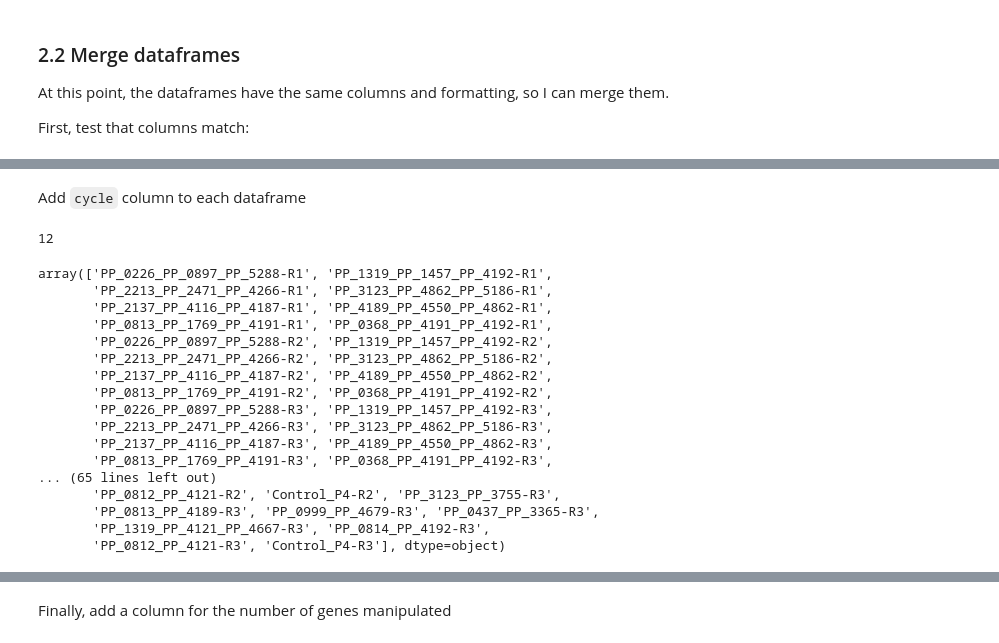
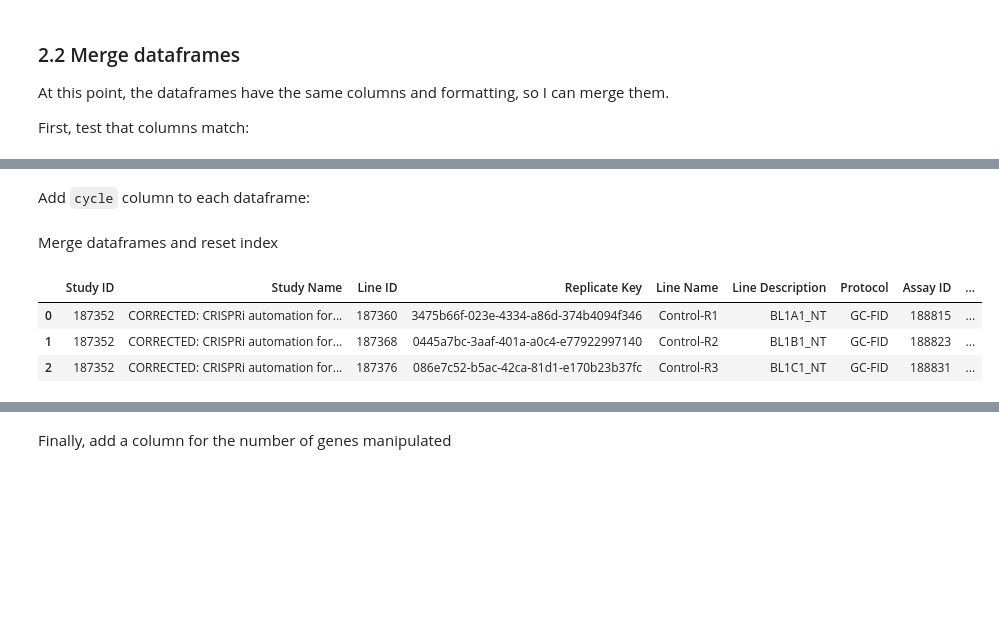
Before and after one commit to JBEI/Isoprenol_CRISPRi, a Jupyter notebook: DavidCarruthers/art_modeling_and_recommend_DBTL1.ipynb, the cells around one changed output, grey strips where cells are left out. Drawn from its saved outputs; the diff is of its cells as text; code cells hidden in the pictures; blank space fills up the shorter version.

```diff
--- a/DavidCarruthers/art_modeling_and_recommend_DBTL1.ipynb
+++ b/DavidCarruthers/art_modeling_and_recommend_DBTL1.ipynb
@@ -225,31 +186,15 @@ Test: Before merging, test that dbtl0 and dbtl1 columns are the same passed
 # %% [markdown]
-Add `cycle` column to each dataframe
+Add `cycle` column to each dataframe:
 # %%
 df_dbtl0['cycle'] = 0
 df_dbtl1['cycle'] = 1
-# %%
-sum(df_dbtl1['line_name_norep'] == 'Control')
-# %% [output]
-12
-# %%
-df_dbtl1['Line Name'].unique()
-# %% [output]
-array(['PP_0226_PP_0897_PP_5288-R1', 'PP_1319_PP_1457_PP_4192-R1',
-       'PP_2213_PP_2471_PP_4266-R1', 'PP_3123_PP_4862_PP_5186-R1',
-       'PP_2137_PP_4116_PP_4187-R1', 'PP_4189_PP_4550_PP_4862-R1',
-       'PP_0813_PP_1769_PP_4191-R1', 'PP_0368_PP_4191_PP_4192-R1',
-       'PP_0226_PP_0897_PP_5288-R2', 'PP_1319_PP_1457_PP_4192-R2',
-       'PP_2213_PP_2471_PP_4266-R2', 'PP_3123_PP_4862_PP_5186-R2',
-       'PP_2137_PP_4116_PP_4187-R2', 'PP_4189_PP_4550_PP_4862-R2',
-       'PP_0813_PP_1769_PP_4191-R2', 'PP_0368_PP_4191_PP_4192-R2',
-       'PP_0226_PP_0897_PP_5288-R3', 'PP_1319_PP_1457_PP_4192-R3',
-       'PP_2213_PP_2471_PP_4266-R3', 'PP_3123_PP_4862_PP_5186-R3',
-       'PP_2137_PP_4116_PP_4187-R3', 'PP_4189_PP_4550_PP_4862-R3',
-       'PP_0813_PP_1769_PP_4191-R3', 'PP_0368_PP_4191_PP_4192-R3',
-... (65 lines left out)
-       'PP_0812_PP_4121-R2', 'Control_P4-R2', 'PP_3123_PP_3755-R3',
-       'PP_0813_PP_4189-R3', 'PP_0999_PP_4679-R3', 'PP_0437_PP_3365-R3',
-       'PP_1319_PP_4121_PP_4667-R3', 'PP_0814_PP_4192-R3',
-       'PP_0812_PP_4121-R3', 'Control_P4-R3'], dtype=object)
+# %% [markdown]
+Merge dataframes and reset index
 # %%
 df = pd.concat([df_dbtl0, df_dbtl1], axis = 0).reset_index(drop = True)
+df.head(3)
+# %% [output]
+|  | Study ID | Study Name | Line ID | Replicate Key | Line Name | Line Description | Protocol | Assay ID | ... |
+| 0 | 187352 | CORRECTED: CRISPRi automation for... | 187360 | 3475b66f-023e-4334-a86d-374b4094f346 | Control-R1 | BL1A1_NT | GC-FID | 188815 | ... |
+| 1 | 187352 | CORRECTED: CRISPRi automation for... | 187368 | 0445a7bc-3aaf-401a-a0c4-e77922997140 | Control-R2 | BL1B1_NT | GC-FID | 188823 | ... |
+| 2 | 187352 | CORRECTED: CRISPRi automation for... | 187376 | 086e7c52-b5ac-42ca-81d1-e170b23b37fc | Control-R3 | BL1C1_NT | GC-FID | 188831 | ... |
```
Also changed, not shown: parts of 67 cells of this notebook, 18 other files.
